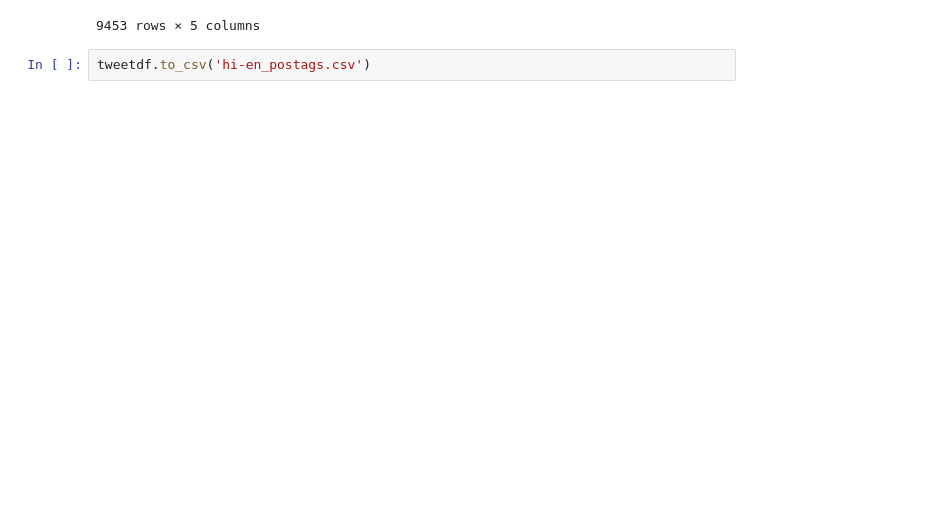
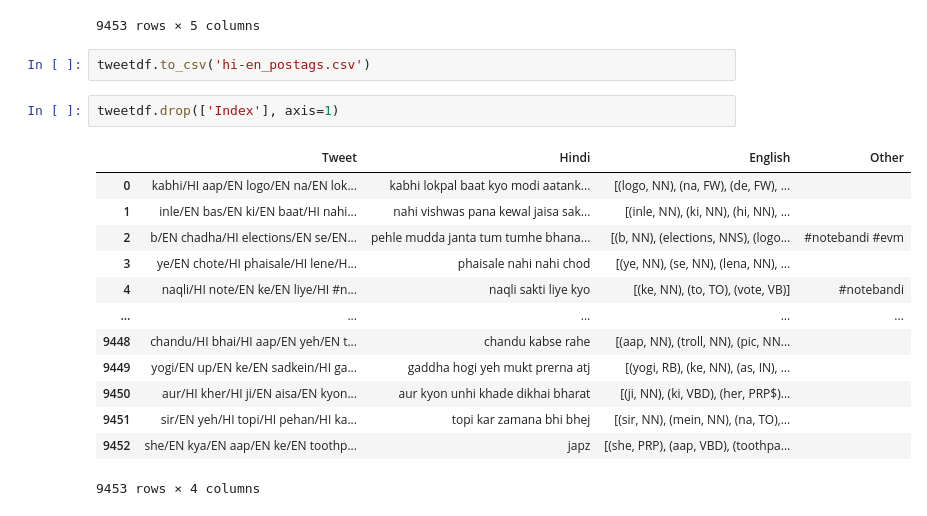
Before and after one commit to KY1452/pos-tagger-hi-en-code-mixing, a Jupyter notebook: main.ipynb, the cells around one changed output. Drawn from its saved outputs; the diff is of its cells as text; blank space fills up the shorter version.

```diff
--- a/main.ipynb
+++ b/main.ipynb
@@ -331,3 +331,19 @@ tweetdf
 9453 rows × 5 columns
 # %%
 tweetdf.to_csv('hi-en_postags.csv')
+# %%
+tweetdf.drop(['Index'], axis=1)
+# %% [output]
+|  | Tweet | Hindi | English | Other |
+| 0 | kabhi/HI aap/EN logo/EN na/EN lok... | kabhi lokpal baat kyo modi aatank... | [(logo, NN), (na, FW), (de, FW), ... |  |
+| 1 | inle/EN bas/EN ki/EN baat/HI nahi... | nahi vishwas pana kewal jaisa sak... | [(inle, NN), (ki, NN), (hi, NN), ... |  |
+| 2 | b/EN chadha/HI elections/EN se/EN... | pehle mudda janta tum tumhe bhana... | [(b, NN), (elections, NNS), (logo... | #notebandi #evm |
+| 3 | ye/EN chote/HI phaisale/HI lene/H... | phaisale nahi nahi chod | [(ye, NN), (se, NN), (lena, NN), ... |  |
+| 4 | naqli/HI note/EN ke/EN liye/HI #n... | naqli sakti liye kyo | [(ke, NN), (to, TO), (vote, VB)] | #notebandi |
+| ... | ... | ... | ... | ... |
+| 9448 | chandu/HI bhai/HI aap/EN yeh/EN t... | chandu kabse rahe | [(aap, NN), (troll, NN), (pic, NN... |  |
+| 9449 | yogi/EN up/EN ke/EN sadkein/HI ga... | gaddha hogi yeh mukt prerna atj | [(yogi, RB), (ke, NN), (as, IN), ... |  |
+| 9450 | aur/HI kher/HI ji/EN aisa/EN kyon... | aur kyon unhi khade dikhai bharat | [(ji, NN), (ki, VBD), (her, PRP$)... |  |
+| 9451 | sir/EN yeh/HI topi/HI pehan/HI ka... | topi kar zamana bhi bhej | [(sir, NN), (mein, NN), (na, TO),... |  |
+| 9452 | she/EN kya/EN aap/EN ke/EN toothp... | japz | [(she, PRP), (aap, VBD), (toothpa... |  |
+9453 rows × 4 columns
```
